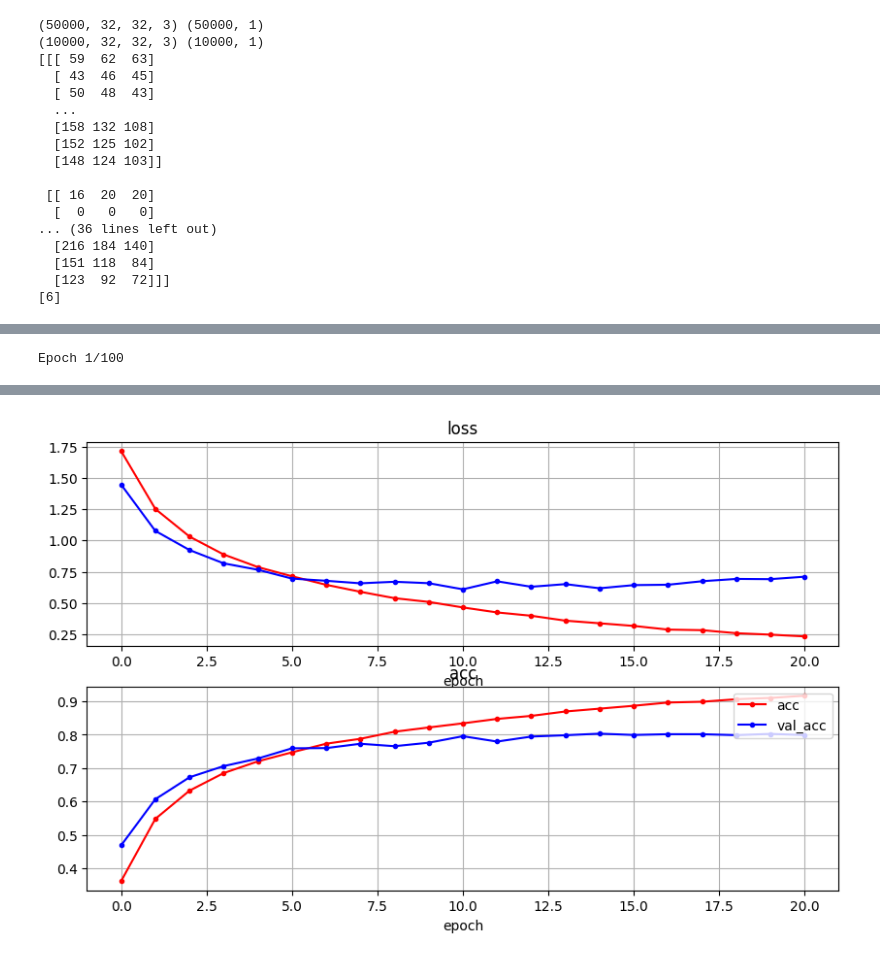
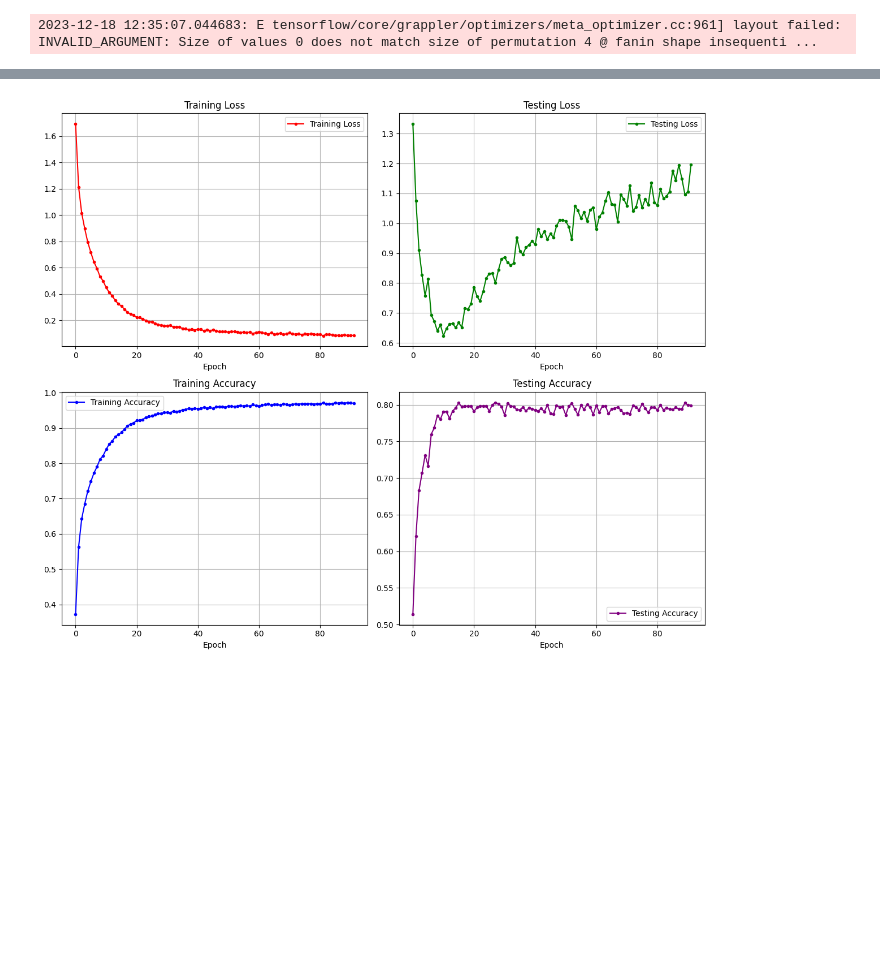
Before and after one commit to Subhangmokkarala/imageinsight, a Jupyter notebook: cifar10.ipynb, the cells around one changed output, grey strips where cells are left out. Saved outputs shown, nothing was run; the diff lists cells and outputs as text; code cells hidden in the pictures; blank space fills up the shorter version.

Commit message:
updated it to early stopping

```diff
--- a/cifar10.ipynb
+++ b/cifar10.ipynb
@@ -47,10 +47,10 @@ model.compile(loss='sparse_categorical_crossentropy', optimizer='adam', metrics=
 model.summary()
 
 # model fitting
-es = EarlyStopping(monitor='val_loss', patience=10, mode='auto')
+es = EarlyStopping(monitor='loss', patience=10, mode='auto')
 modelpath = '../data/modelcheckpoint/k46_cifar10_{epoch:02d}-{val_loss:.4f}.hdf5'
 cp = ModelCheckpoint(filepath=modelpath, monitor='val_loss', save_best_only=True, mode='auto')
-hist = model.fit(x_train, y_train, epochs=100, batch_size=128, validation_split=0.2, callbacks=[es, cp])
+hist = model.fit(x_train, y_train, epochs=200, batch_size=128, validation_split=0.2, callbacks=[es, cp])
 
 # 모델 평가
 loss = model.evaluate(x_test, y_test)
@@ -59,23 +59,40 @@ print('acc :', loss[1])
 
 # 시각화
 import matplotlib.pyplot as plt
-plt.figure(figsize=(10,6))
+plt.figure(figsize=(12, 10))
 
-plt.subplot(2,1,1)
-plt.plot(hist.history['loss'], marker='.', c='red', label='loss')
-plt.plot(hist.history['val_loss'], marker='.', c='blue', label='val_loss')
+# Training Loss
+plt.subplot(2, 2, 1)
+plt.plot(hist.history['loss'], marker='.', c='red', label='Training Loss')
 plt.grid()
-plt.title('loss')
-plt.xlabel('epoch')
+plt.title('Training Loss')
+plt.xlabel('Epoch')
+plt.legend()
 
-plt.subplot(2,1,2)
-plt.plot(hist.history['acc'], marker='.', c='red', label='acc')
-plt.plot(hist.history['val_acc'], marker='.', c='blue', label='val_acc')
+# Training Accuracy
+plt.subplot(2, 2, 3)
+plt.plot(hist.history['acc'], marker='.', c='blue', label='Training Accuracy')
 plt.grid()
+plt.title('Training Accuracy')
+plt.xlabel('Epoch')
+plt.legend()
 
-plt.title('acc')
-plt.xlabel('epoch')
+# Testing Loss
+plt.subplot(2, 2, 2)
+plt.plot(hist.history['val_loss'], marker='.', c='green', label='Testing Loss')
+plt.grid()
+plt.title('Testing Loss')
+plt.xlabel('Epoch')
+plt.legend()
 
-plt.legend(loc='upper right')
+# Testing Accuracy
+plt.subplot(2, 2, 4)
+plt.plot(hist.history['val_acc'], marker='.', c='purple', label='Testing Accuracy')
+plt.grid()
+plt.title('Testing Accuracy')
+plt.xlabel('Epoch')
+plt.legend()
+
+plt.tight_layout()
 plt.show()
 # %% [output]
@@ -88,17 +116 @@ To enable the following instructions: AVX2 FMA, in other operations, rebuild Ten
-(50000, 32, 32, 3) (50000, 1)
-(10000, 32, 32, 3) (10000, 1)
-[[[ 59  62  63]
-  [ 43  46  45]
-  [ 50  48  43]
-  ...
-  [158 132 108]
-  [152 125 102]
-  [148 124 103]]
-
- [[ 16  20  20]
-  [  0   0   0]
-... (36 lines left out)
-  [216 184 140]
-  [151 118  84]
-  [123  92  72]]]
-[6]
+2023-12-18 12:35:07.044683: E tensorflow/core/grappler/optimizers/meta_optimizer.cc:961] layout failed: INVALID_ARGUMENT: Size of values 0 does not match size of permutation 4 @ fanin shape insequenti ...
@@ -144 +135,0 @@ _________________________________________________________________
-Epoch 1/100
@@ -173 +136 @@ acc : 0.7973999977111816
-[figure, old version]
+[figure, new version]
```
Also changed, not shown: parts of 5 cells of this notebook, 2 other files.
